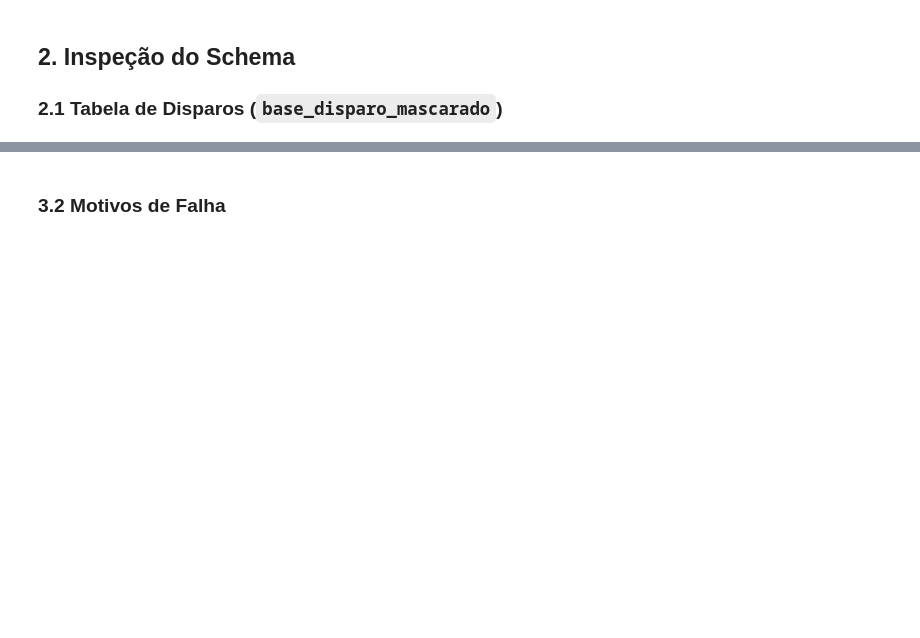
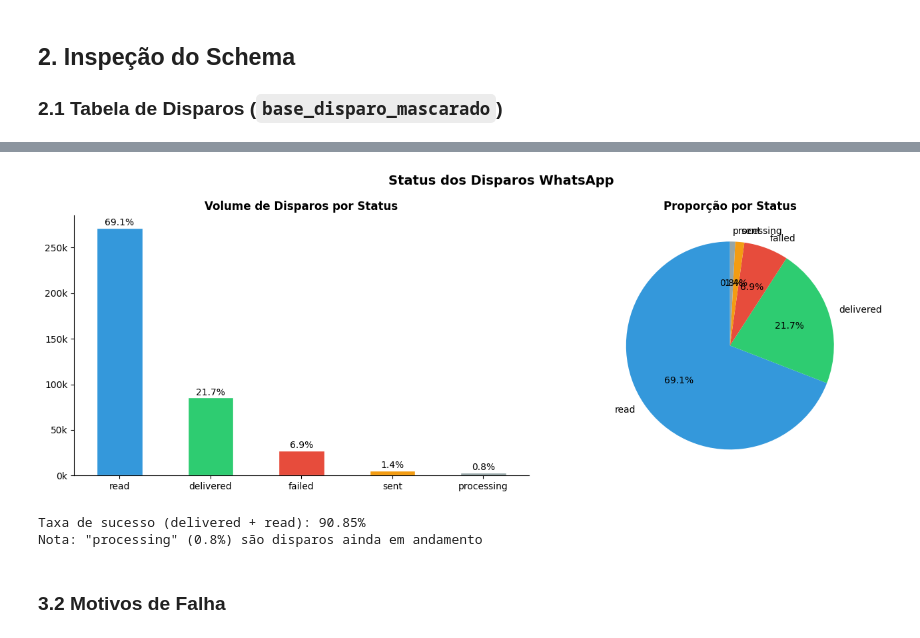
Before and after one commit to Lucas-SGO/desafio-cientista-dados-pleno-campanhas, a Jupyter notebook: notebooks/01_eda_carregamento.ipynb, the cells around one changed output, grey strips where cells are left out. Drawn from its saved outputs; the diff is of its cells as text; code cells hidden in the pictures; blank space fills up the shorter version.

```diff
--- a/notebooks/01_eda_carregamento.ipynb
+++ b/notebooks/01_eda_carregamento.ipynb
@@ -43,15 +43,11 @@ Os dados estão disponíveis em um bucket público do Google Cloud Storage. Util
-# %%
-fs = gcsfs.GCSFileSystem(token='anon')
-
-# Listar arquivos disponíveis
-arquivos = fs.ls(BUCKET.replace('gs://', ''))
-print('Arquivos no bucket:')
-for f in arquivos:
-    size = fs.info(f)['size'] / 1e6
-    print(f'  {f}  ({size:.1f} MB)')
 # %%
-# Carregar tabela de disparos
-with fs.open(f"{BUCKET.replace('gs://', '')}/base_disparo_mascarado") as f:
+fs = gcsfs.GCSFileSystem(token='anon')
+
+with fs.open(f'{BUCKET}/base_disparo_mascarado') as f:
     df_disparo = pd.read_parquet(f)
 
-print(f'base_disparo_mascarado: {df_disparo.shape[0]:,} linhas × {df_disparo.shape[1]} colunas')
+with fs.open(f'{BUCKET}/dim_telefone_mascarado') as f:
+    df_tel = pd.read_parquet(f)
+
+print(f'base_disparo_mascarado : {df_disparo.shape[0]:,} linhas × {df_disparo.shape[1]} colunas')
+print(f'dim_telefone_mascarado : {df_tel.shape[0]:,} linhas × {df_tel.shape[1]} colunas')
@@ -58,9 +57,3 @@ print(f'base_disparo_mascarado: {df_disparo.shape[0]:,} linhas × {df_disparo.sh
-# %%
-# Carregar tabela de dimensão de telefones
-with fs.open(f"{BUCKET.replace('gs://', '')}/dim_telefone_mascarado") as f:
-    df_tel = pd.read_parquet(f)
-
-print(f'dim_telefone_mascarado: {df_tel.shape[0]:,} linhas × {df_tel.shape[1]} colunas')
 # %% [markdown]
 ## 2. Inspeção do Schema
 
@@ -120,32 +195,37 @@ print(status_df.to_string())
 # %%
 fig, axes = plt.subplots(1, 2, figsize=(14, 5))
 
+cores = {'delivered': '#2ecc71', 'read': '#3498db', 'failed': '#e74c3c',
+         'sent': '#f39c12', 'processing': '#95a5a6'}
+
 # Volume absoluto
-cores = {'DELIVERED': '#2ecc71', 'READ': '#3498db', 'FAILED': '#e74c3c', 'SENT': '#f39c12'}
 status_counts.plot(kind='bar', ax=axes[0],
-                   color=[cores.get(s, '#95a5a6') for s in status_counts.index],
+                   color=[cores.get(s, '#bdc3c7') for s in status_counts.index],
                    edgecolor='white')
 axes[0].set_title('Volume de Disparos por Status', fontweight='bold')
 axes[0].set_xlabel('')
 axes[0].set_xticklabels(status_counts.index, rotation=0)
 axes[0].yaxis.set_major_formatter(mtick.FuncFormatter(lambda x, _: f'{x/1e3:.0f}k'))
-
 for i, (v, p) in enumerate(zip(status_counts, status_pct)):
-    axes[0].text(i, v + status_counts.max() * 0.01, f'{p:.1f}%', ha='center', fontsize=10)
+    axes[0].text(i, v + status_counts.max()*0.01, f'{p:.1f}%', ha='center', fontsize=10)
 
 # Pizza
 axes[1].pie(status_counts, labels=status_counts.index,
-            colors=[cores.get(s, '#95a5a6') for s in status_counts.index],
+            colors=[cores.get(s, '#bdc3c7') for s in status_counts.index],
             autopct='%1.1f%%', startangle=90)
 axes[1].set_title('Proporção por Status', fontweight='bold')
 
-plt.suptitle('Status dos Disparos WhatsApp', fontsize=14, fontweight='bold', y=1.02)
+plt.suptitle('Status dos Disparos WhatsApp', fontsize=14, fontweight='bold')
 plt.tight_layout()
 plt.show()
 
-# Taxa de sucesso consolidada
-taxa_sucesso = status_pct.get('DELIVERED', 0) + status_pct.get('READ', 0)
-print(f'\nTaxa de sucesso (DELIVERED + READ): {taxa_sucesso:.2f}%')
+taxa_sucesso = status_pct.get('delivered', 0) + status_pct.get('read', 0)
+print(f'\nTaxa de sucesso (delivered + read): {taxa_sucesso:.2f}%')
+print(f'Nota: "processing" ({status_pct.get("processing", 0):.1f}%) são disparos ainda em andamento')
+# %% [output]
+[figure, added]
+Taxa de sucesso (delivered + read): 90.85%
+Nota: "processing" (0.8%) são disparos ainda em andamento
 # %% [markdown]
 ### 3.2 Motivos de Falha
 # %%
```
Also changed, not shown: parts of 32 cells of this notebook.
